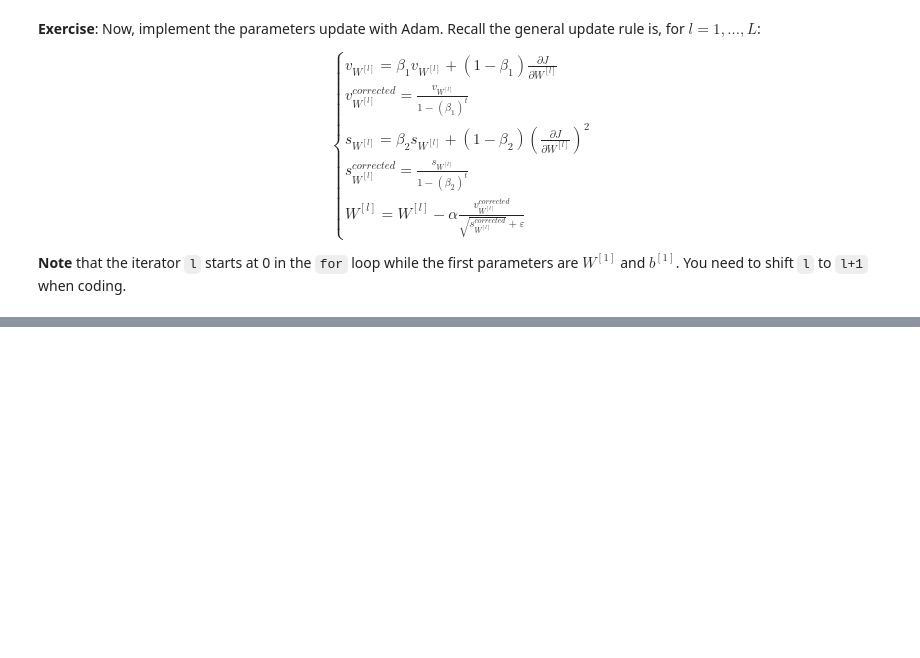
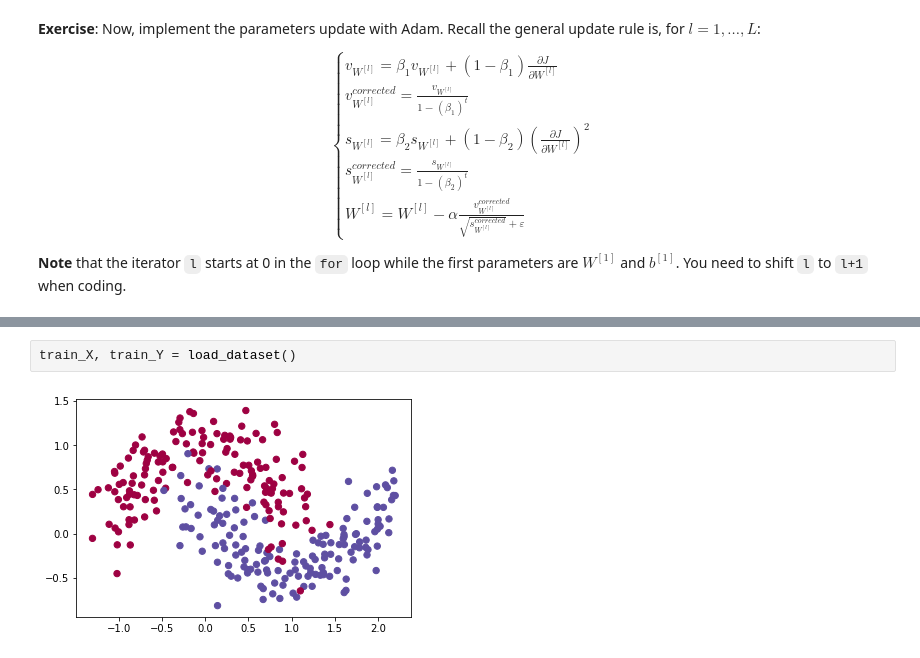
Before and after one commit to ashishsth7586/deeplearning-specialization, a Jupyter notebook: Course-2 Improving DNN: Hyperparameter Tuning, Regularization and Optimization/week_2/Optimization Methods.ipynb, the cells around one changed output, grey strips where cells are left out. Cells and saved outputs as stored; diff of their text form; blank space fills up the shorter version.

```diff
--- a/Course-2 Improving DNN: Hyperparameter Tuning, Regularization and Optimization/week_2/Optimization Methods.ipynb
+++ b/Course-2 Improving DNN: Hyperparameter Tuning, Regularization and Optimization/week_2/Optimization Methods.ipynb
@@ -684,0 +721,4 @@ print("s[\"db2\"] = " + str(s["db2"]))
+# %%
+train_X, train_Y = load_dataset()
+# %% [output]
+[figure, added]
```
Also changed, not shown: parts of 16 cells of this notebook, 7 other files.
